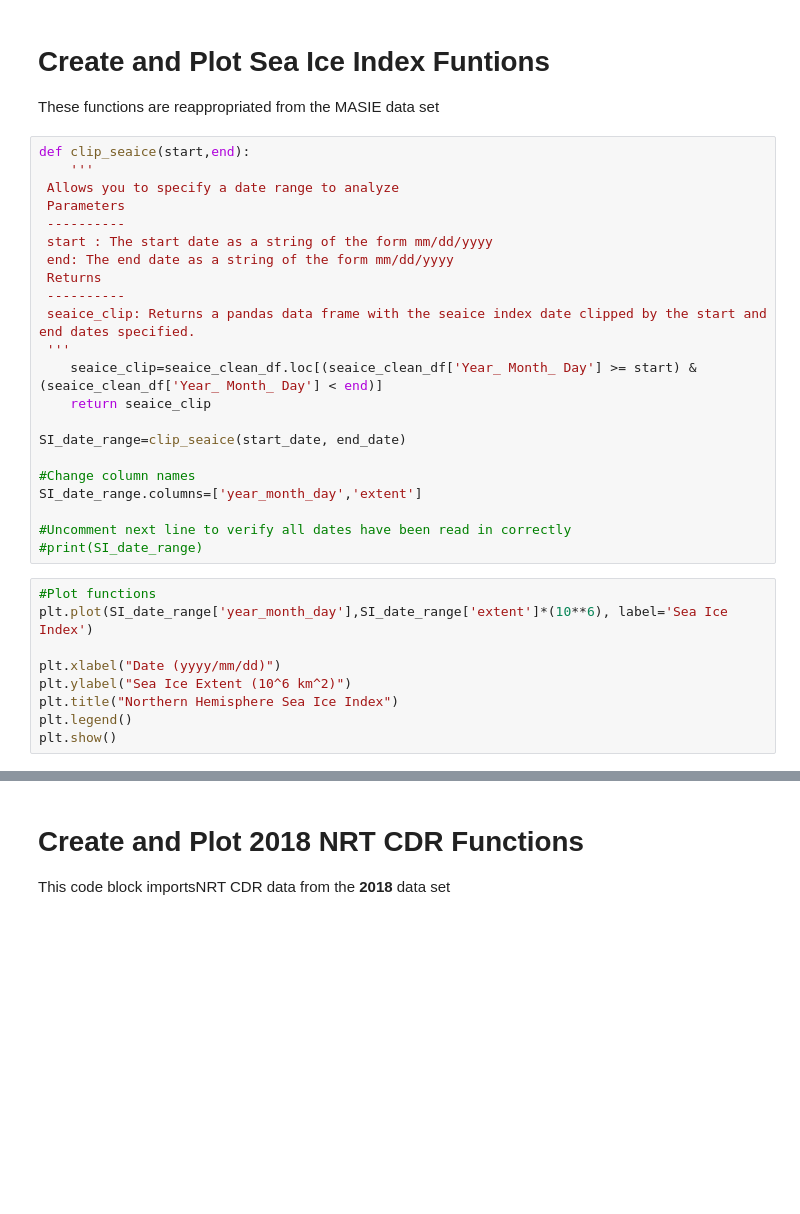
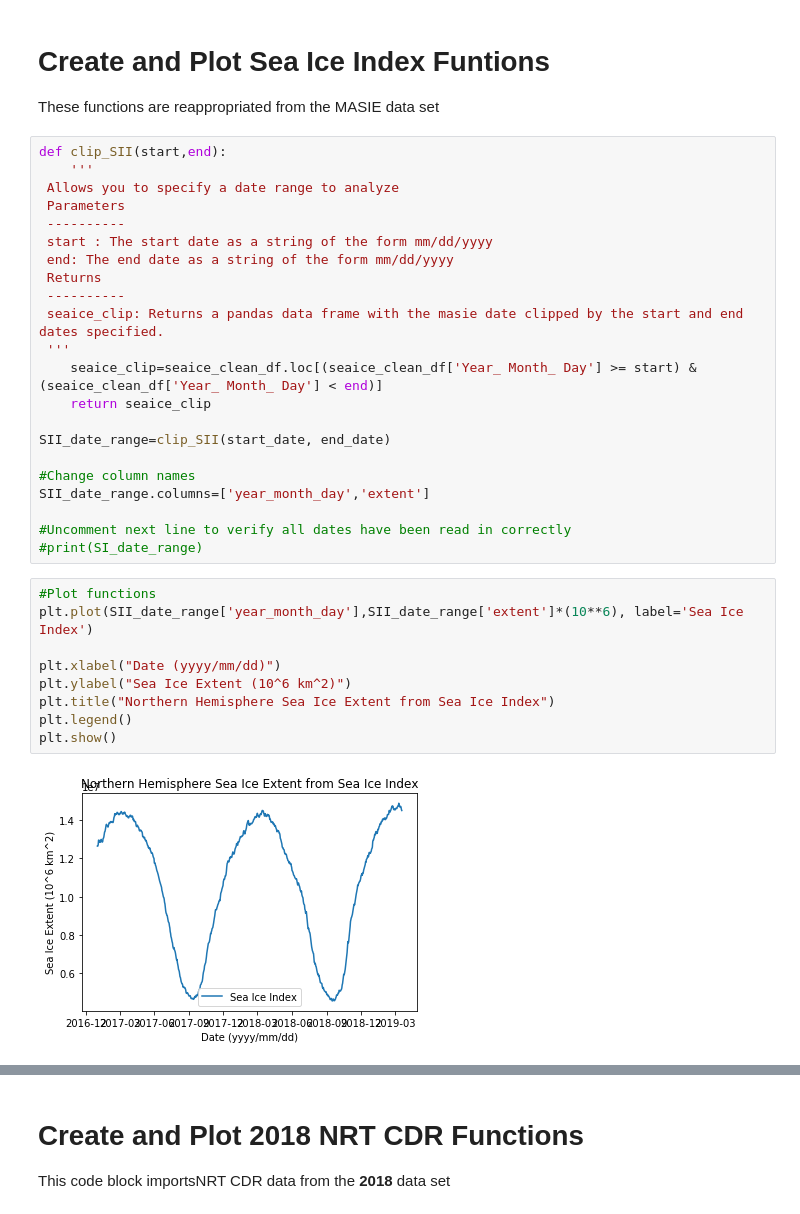
Before and after one commit to michaelavs/Daily-Arctic-Sea-Ice-Extent, a Jupyter notebook: Daily_Arctic_Sea_Ice_Extent.ipynb, the cells around one changed output, grey strips where cells are left out. Drawn from its saved outputs; the diff is of its cells as text; blank space fills up the shorter version.

```diff
--- a/Daily_Arctic_Sea_Ice_Extent.ipynb
+++ b/Daily_Arctic_Sea_Ice_Extent.ipynb
@@ -151,7 +152,7 @@ seaice_clean_df = seaice_df.drop(['    Missing',' Source Data'], axis=1)
 
 These functions are reappropriated from the MASIE data set
 # %%
-def clip_seaice(start,end):
+def clip_SII(start,end):
     '''
  Allows you to specify a date range to analyze
  Parameters
@@ -160,27 +161,29 @@ def clip_seaice(start,end):
  end: The end date as a string of the form mm/dd/yyyy
  Returns
  ----------
- seaice_clip: Returns a pandas data frame with the seaice index date clipped by the start and end dates specified.
+ seaice_clip: Returns a pandas data frame with the masie date clipped by the start and end dates specified.
  '''
     seaice_clip=seaice_clean_df.loc[(seaice_clean_df['Year_ Month_ Day'] >= start) & (seaice_clean_df['Year_ Month_ Day'] < end)]
     return seaice_clip
 
-SI_date_range=clip_seaice(start_date, end_date)
+SII_date_range=clip_SII(start_date, end_date)
 
 #Change column names
-SI_date_range.columns=['year_month_day','extent']
+SII_date_range.columns=['year_month_day','extent']
 
 #Uncomment next line to verify all dates have been read in correctly
 #print(SI_date_range)
 # %%
 #Plot functions
-plt.plot(SI_date_range['year_month_day'],SI_date_range['extent']*(10**6), label='Sea Ice Index')
+plt.plot(SII_date_range['year_month_day'],SII_date_range['extent']*(10**6), label='Sea Ice Index')
 
 plt.xlabel("Date (yyyy/mm/dd)")
 plt.ylabel("Sea Ice Extent (10^6 km^2)")
-plt.title("Northern Hemisphere Sea Ice Index")
+plt.title("Northern Hemisphere Sea Ice Extent from Sea Ice Index")
 plt.legend()
 plt.show()
+# %% [output]
+[figure, added]
 # %% [markdown]
 # Near Real Time Climate Data Record
 
```
Also changed, not shown: parts of 15 cells of this notebook.
